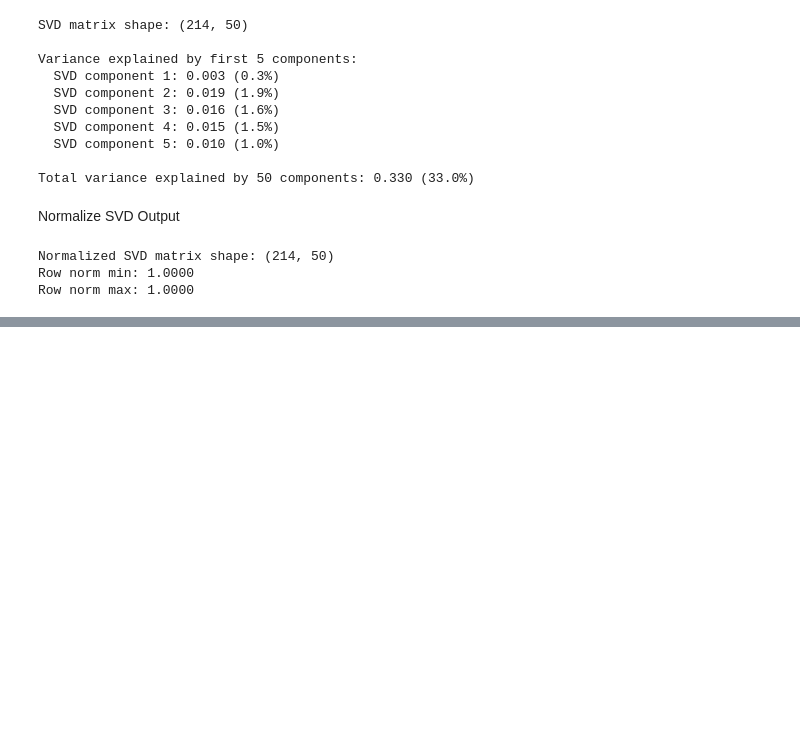
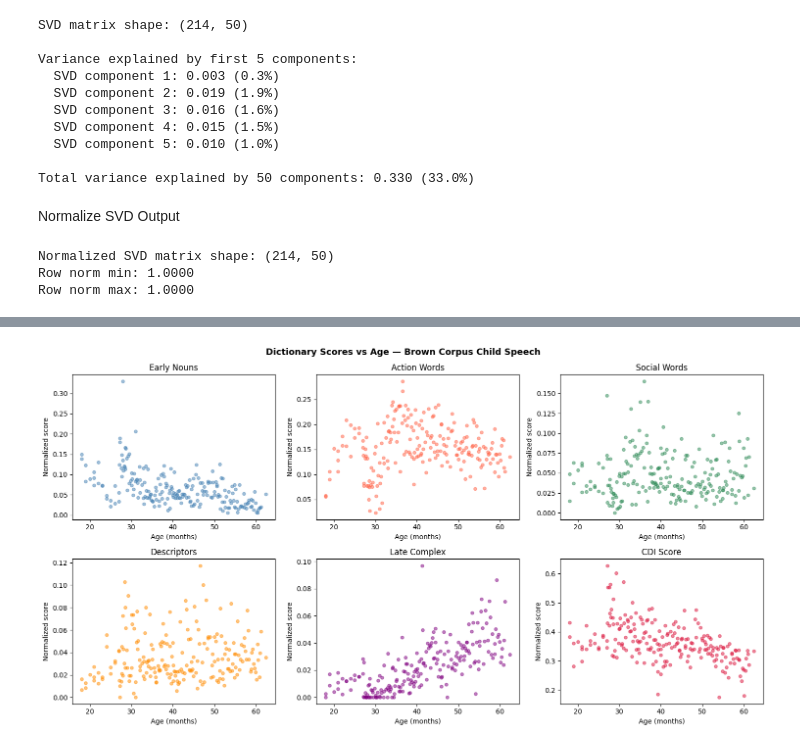
Before and after one commit to tizianschenk/developmental-patterns-child-speech, a Jupyter notebook: notebooks/03_feature_engineering.ipynb, the cells around one changed output, grey strips where cells are left out. Drawn from its saved outputs; the diff is of its cells as text; code cells hidden in the pictures; blank space fills up the shorter version.

```diff
--- a/notebooks/03_feature_engineering.ipynb
+++ b/notebooks/03_feature_engineering.ipynb
@@ -230,12 +232,10 @@ Normalized SVD matrix shape: (214, 50)
 Row norm min: 1.0000
 Row norm max: 1.0000
 # %%
-# Save enriched DataFrame with SVD columns
-df.to_csv("../data/processed/sessions_features.csv", index=False)  # save to processed
+# Attach first 10 SVD dimensions to df for inspection
+for i in range(10):                                        # loop over first 10 components
+    df[f'svd_{i+1}'] = SVD_normed[:, i]                   # add svd_1 through svd_10
 
-# Save the full SVD matrix as numpy array (all 50 dimensions)
-np.save("../data/processed/SVD_matrix.npy", SVD_normed)   # save as .npy binary
-
-print("Saved sessions_features.csv and SVD_matrix.npy")
-print(f"Final DataFrame shape: {df.shape}")                # confirm
+print("SVD columns added to DataFrame")
+print(df[['child_id', 'age_months', 'svd_1', 'svd_2', 'svd_3']].head(3))  # preview
 # %% [output]
@@ -243,0 +488,27 @@ Final DataFrame shape: (214, 15)
+# %%
+fig, axes = plt.subplots(2, 3, figsize=(15, 8))            # 2 rows × 3 cols
+
+score_cols = [                                             # all 6 score columns
+    ('score_early_nouns',  'Early Nouns',   'steelblue'),
+    ('score_action_words', 'Action Words',  'tomato'),
+    ('score_social_words', 'Social Words',  'seagreen'),
+    ('score_descriptors',  'Descriptors',   'darkorange'),
+    ('score_late_complex', 'Late Complex',  'purple'),
+    ('score_cdi',          'CDI Score',     'crimson'),
+]
+
+for ax, (col, label, color) in zip(axes.flatten(), score_cols):  # one plot per score
+    ax.scatter(df['age_months'], df[col],                  # scatter: age vs score
+               alpha=0.5, color=color, s=20)               # semi-transparent small dots
+    ax.set_xlabel('Age (months)')                          # x axis label
+    ax.set_ylabel('Normalized score')                      # y axis label
+    ax.set_title(label)                                    # title = category name
+
+plt.suptitle('Dictionary Scores vs Age — Brown Corpus Child Speech',
+             fontsize=13, fontweight='bold')               # main title
+plt.tight_layout()                                         # clean layout
+plt.savefig('../figures/pipeline_C_dictionary_scores.png', # save figure
+            dpi=150, bbox_inches='tight')
+plt.show()                                                 # display
+# %% [output]
+[figure, added]
```
Also changed, not shown: parts of 44 cells of this notebook, 1 other file.
